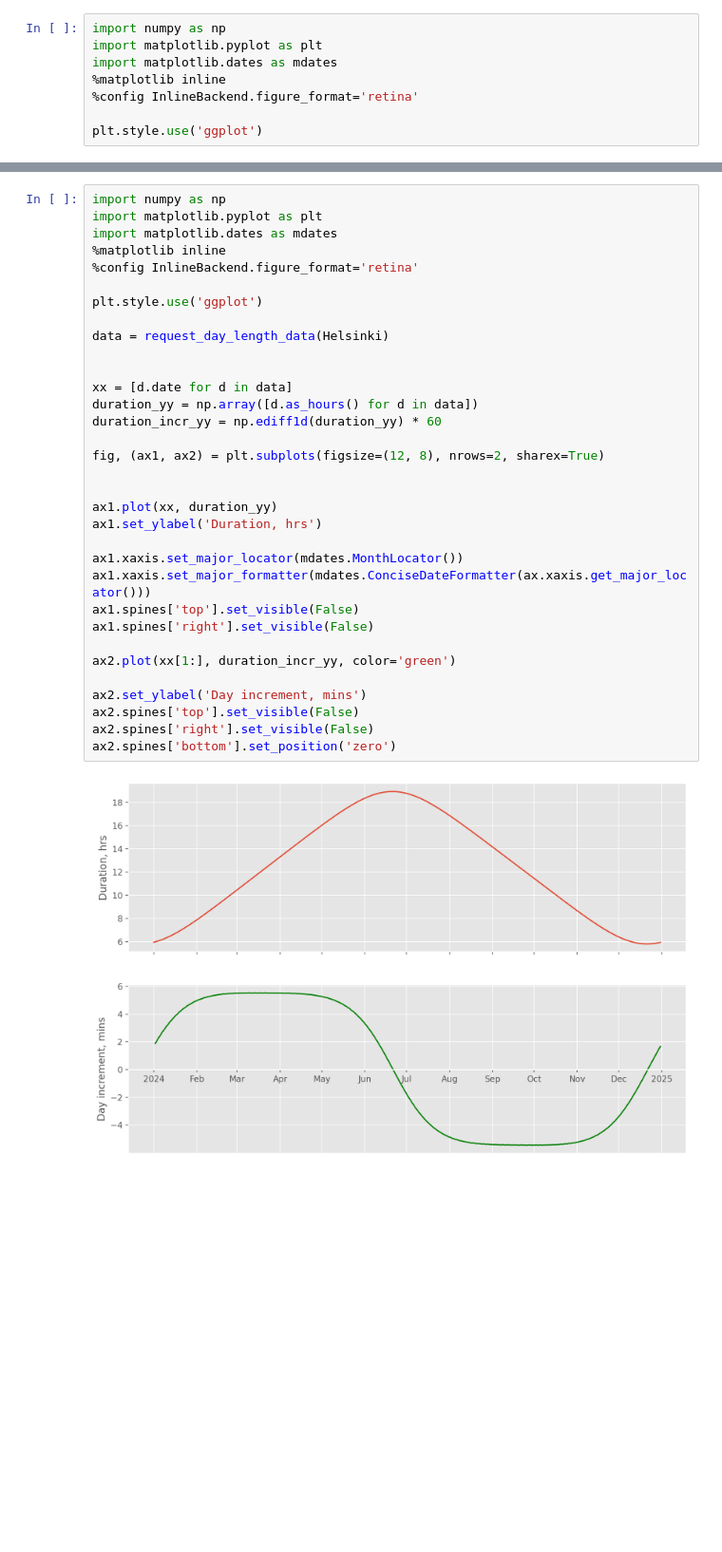
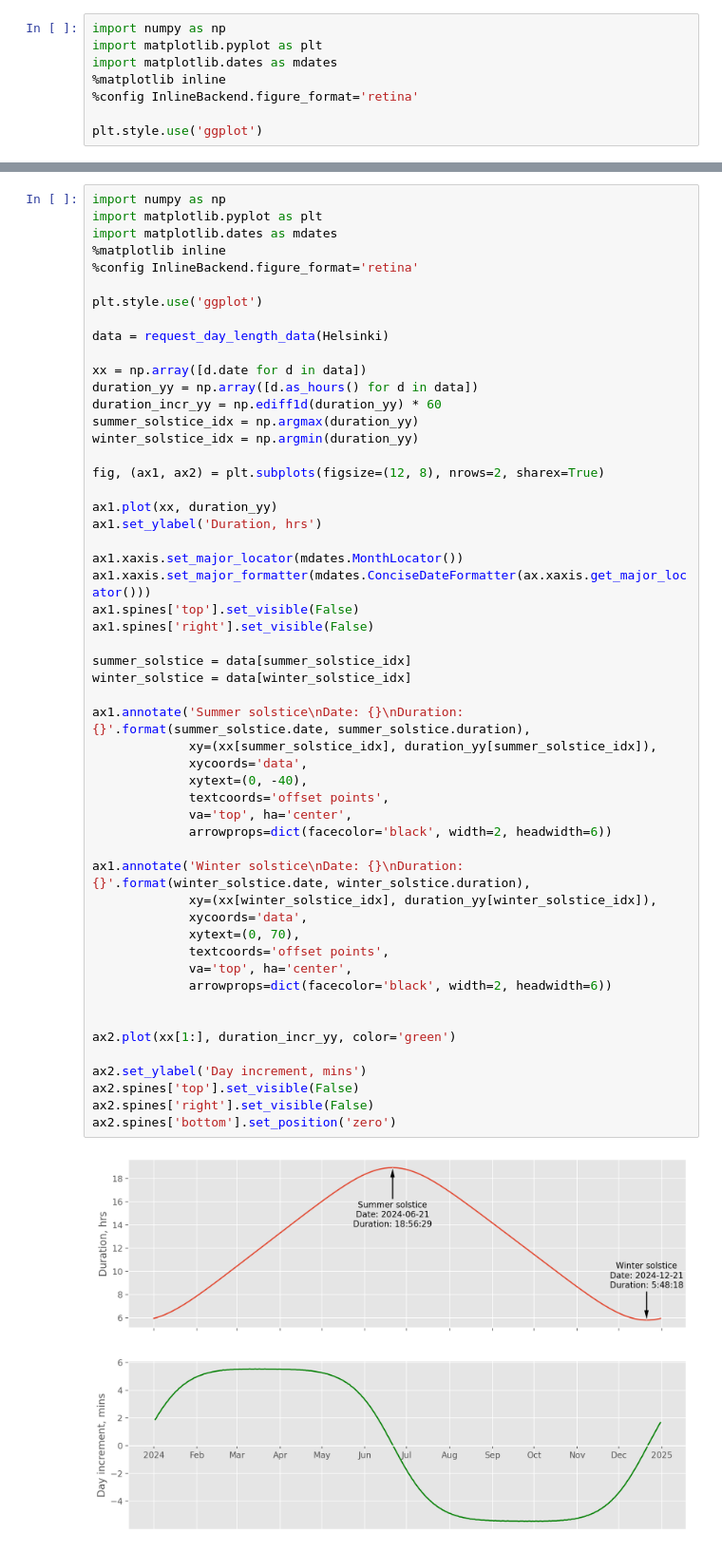
Before and after one commit to tindandelion/days-of-light, a Jupyter notebook: days-of-light.ipynb, the cells around one changed output, grey strips where cells are left out. Shown: that part at 95% size. Saved outputs shown, nothing was run; the diff lists cells and outputs as text; blank space fills up the shorter version.

Commit message:
Annotating the graph

```diff
--- a/days-of-light.ipynb
+++ b/days-of-light.ipynb
@@ -83,34 +82,54 @@ ax.spines['right'].set_visible(False)
 import numpy as np
 import matplotlib.pyplot as plt
 import matplotlib.dates as mdates
 %matplotlib inline
 %config InlineBackend.figure_format='retina'
 
 plt.style.use('ggplot')
 
 data = request_day_length_data(Helsinki)
 
-
-xx = [d.date for d in data]
+xx = np.array([d.date for d in data])
 duration_yy = np.array([d.as_hours() for d in data])
 duration_incr_yy = np.ediff1d(duration_yy) * 60
+summer_solstice_idx = np.argmax(duration_yy)
+winter_solstice_idx = np.argmin(duration_yy)
 
 fig, (ax1, ax2) = plt.subplots(figsize=(12, 8), nrows=2, sharex=True)
-
 
 ax1.plot(xx, duration_yy)
 ax1.set_ylabel('Duration, hrs')
 
 ax1.xaxis.set_major_locator(mdates.MonthLocator())
 ax1.xaxis.set_major_formatter(mdates.ConciseDateFormatter(ax.xaxis.get_major_locator()))
 ax1.spines['top'].set_visible(False)
 ax1.spines['right'].set_visible(False)
 
+summer_solstice = data[summer_solstice_idx]
+winter_solstice = data[winter_solstice_idx]
+
+ax1.annotate('Summer solstice\nDate: {}\nDuration: {}'.format(summer_solstice.date, summer_solstice.duration),
+             xy=(xx[summer_solstice_idx], duration_yy[summer_solstice_idx]),
+             xycoords='data',
+             xytext=(0, -40),
+             textcoords='offset points',
+             va='top', ha='center',
+             arrowprops=dict(facecolor='black', width=2, headwidth=6))
+
+ax1.annotate('Winter solstice\nDate: {}\nDuration: {}'.format(winter_solstice.date, winter_solstice.duration),
+             xy=(xx[winter_solstice_idx], duration_yy[winter_solstice_idx]),
+             xycoords='data',
+             xytext=(0, 70),
+             textcoords='offset points',
+             va='top', ha='center',
+             arrowprops=dict(facecolor='black', width=2, headwidth=6))
+
+
 ax2.plot(xx[1:], duration_incr_yy, color='green')
 
 ax2.set_ylabel('Day increment, mins')
 ax2.spines['top'].set_visible(False)
 ax2.spines['right'].set_visible(False)
 ax2.spines['bottom'].set_position('zero')
 # %% [output]
-[figure, old version]
+[figure, new version]
```
Also changed, not shown: parts of 3 cells of this notebook.
